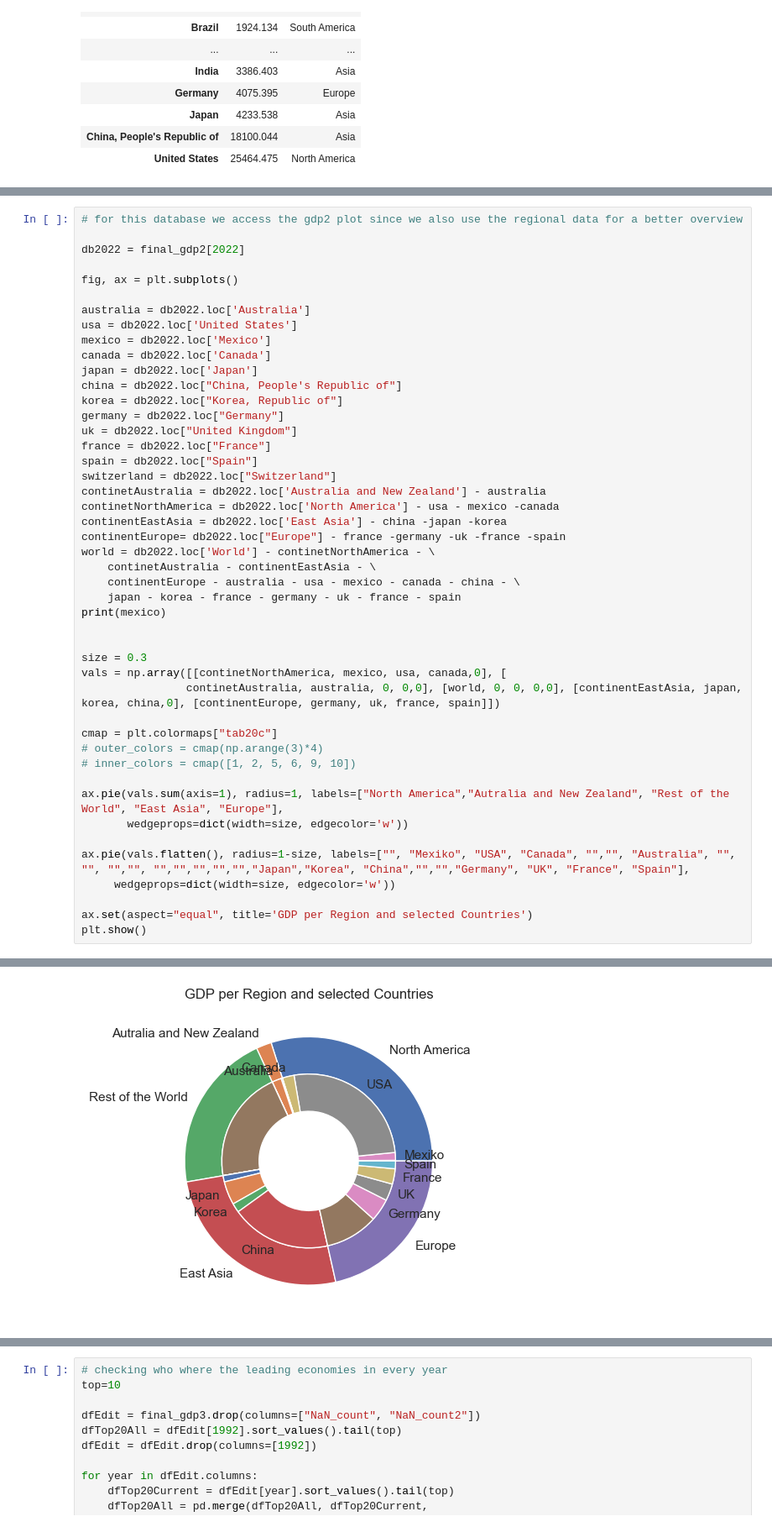
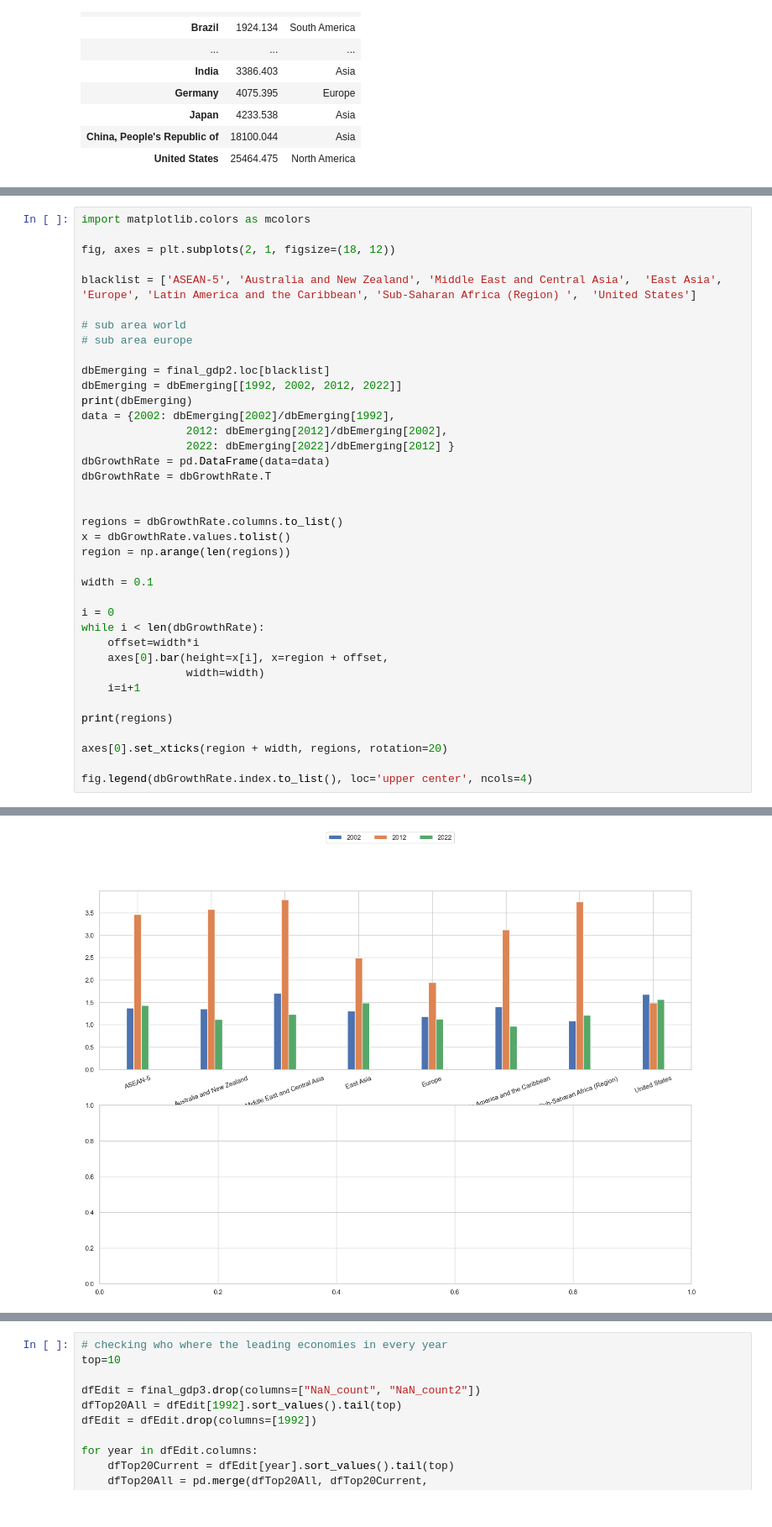
Before and after one commit to Monsieur-Bandana/data_science_clockmann, a Jupyter notebook: ClassProject2207 (1).ipynb, the cells around one changed output, grey strips where cells are left out. Shown at 84% size. Drawn from its saved outputs; the diff is of its cells as text.

```diff
--- a/ClassProject2207 (1).ipynb
+++ b/ClassProject2207 (1).ipynb
@@ -232,47 +231,39 @@ print(treshhold)
 # %%
-# for this database we access the gdp2 plot since we also use the regional data for a better overview
+import matplotlib.colors as mcolors
 
-db2022 = final_gdp2[2022]
+fig, axes = plt.subplots(2, 1, figsize=(18, 12))
 
-fig, ax = plt.subplots()
+blacklist = ['ASEAN-5', 'Australia and New Zealand', 'Middle East and Central Asia',  'East Asia', 'Europe', 'Latin America and the Caribbean', 'Sub-Saharan Africa (Region) ',  'United States']
 
-australia = db2022.loc['Australia']
-usa = db2022.loc['United States']
-mexico = db2022.loc['Mexico']
-canada = db2022.loc['Canada']
-japan = db2022.loc['Japan']
-china = db2022.loc["China, People's Republic of"]
-korea = db2022.loc["Korea, Republic of"]
-germany = db2022.loc["Germany"]
-uk = db2022.loc["United Kingdom"]
-france = db2022.loc["France"]
-spain = db2022.loc["Spain"]
-switzerland = db2022.loc["Switzerland"]
-continetAustralia = db2022.loc['Australia and New Zealand'] - australia
-continetNorthAmerica = db2022.loc['North America'] - usa - mexico -canada
-continentEastAsia = db2022.loc['East Asia'] - china -japan -korea
-continentEurope= db2022.loc["Europe"] - france -germany -uk -france -spain
-world = db2022.loc['World'] - continetNorthAmerica - \
-    continetAustralia - continentEastAsia - \
-    continentEurope - australia - usa - mexico - canada - china - \
-    japan - korea - france - germany - uk - france - spain
-print(mexico)
+# sub area world
+# sub area europe
+
+dbEmerging = final_gdp2.loc[blacklist]
+dbEmerging = dbEmerging[[1992, 2002, 2012, 2022]]
+print(dbEmerging)
+data = {2002: dbEmerging[2002]/dbEmerging[1992],
+                2012: dbEmerging[2012]/dbEmerging[2002],
+                2022: dbEmerging[2022]/dbEmerging[2012] }
+dbGrowthRate = pd.DataFrame(data=data)
+dbGrowthRate = dbGrowthRate.T
 
 
-size = 0.3
-vals = np.array([[continetNorthAmerica, mexico, usa, canada,0], [
-                continetAustralia, australia, 0, 0,0], [world, 0, 0, 0,0], [continentEastAsia, japan, korea, china,0], [continentEurope, germany, uk, france, spain]])
+regions = dbGrowthRate.columns.to_list()
+x = dbGrowthRate.values.tolist()
+region = np.arange(len(regions))
 
-cmap = plt.colormaps["tab20c"]
-# outer_colors = cmap(np.arange(3)*4)
-# inner_colors = cmap([1, 2, 5, 6, 9, 10])
+width = 0.1
 
-ax.pie(vals.sum(axis=1), radius=1, labels=["North America","Autralia and New Zealand", "Rest of the World", "East Asia", "Europe"],
-       wedgeprops=dict(width=size, edgecolor='w'))
+i = 0
+while i < len(dbGrowthRate):
+    offset=width*i
+    axes[0].bar(height=x[i], x=region + offset,
+                width=width)
+    i=i+1
 
-ax.pie(vals.flatten(), radius=1-size, labels=["", "Mexiko", "USA", "Canada", "","", "Australia", "", "", "","", "","","","","","Japan","Korea", "China","","","Germany", "UK", "France", "Spain"],
-     wedgeprops=dict(width=size, edgecolor='w'))
+print(regions)
 
-ax.set(aspect="equal", title='GDP per Region and selected Countries')
-plt.show()
+axes[0].set_xticks(region + width, regions, rotation=20)
+
+fig.legend(dbGrowthRate.index.to_list(), loc='upper center', ncols=4)
 # %% [output]
@@ -280 +282 @@ plt.show()
-[figure, old version]
+[figure, new version]
```
Also changed, not shown: parts of 7 cells of this notebook.
